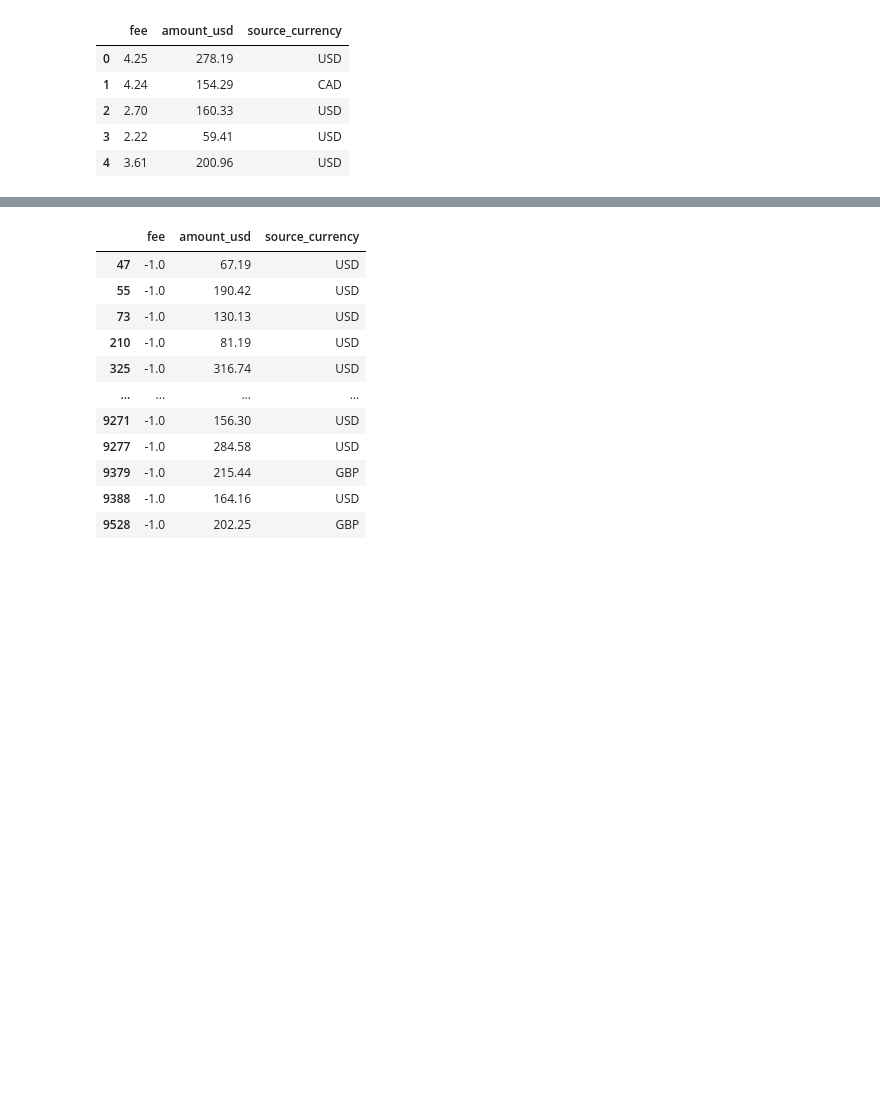
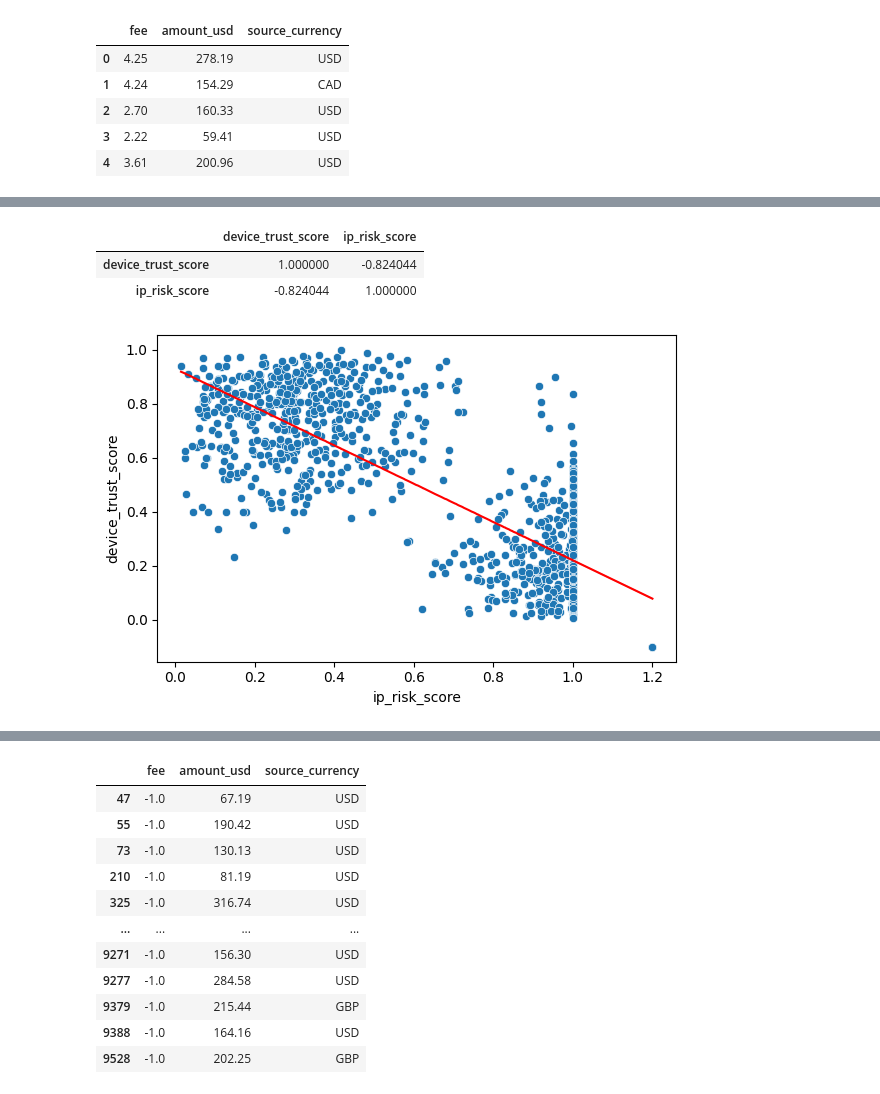
Before and after one commit to sarbol/Financial_Transaction_Fraud_Detection, a Jupyter notebook: notebooks/01_exploratory_data_analysis.ipynb, the cells around one changed output, grey strips where cells are left out. Drawn from its saved outputs; the diff is of its cells as text; code cells hidden in the pictures; blank space fills up the shorter version.

```diff
--- a/notebooks/01_exploratory_data_analysis.ipynb
+++ b/notebooks/01_exploratory_data_analysis.ipynb
@@ -496,0 +1124,3 @@ Name: fee, dtype: float64
+# %%
+first_dts = df.loc[(df.datetime.notnull()) & (df.device_trust_score.notnull()), ["datetime", "customer_id", "device_trust_score", "ip_risk_score"]].sort_values(by = ["datetime"], ascending = [True]).reset_index(drop = True)
+first_dts.head()
@@ -496,0 +1134,2 @@ Name: fee, dtype: float64
+# %%
+first_dts = first_dts.drop_duplicates(subset= ["customer_id"], keep = "first")
@@ -496,0 +1145,21 @@ Name: fee, dtype: float64
+# %%
+first_dts.loc[:, ["device_trust_score", "ip_risk_score"]].corr()
+# %% [output]
+|  | device_trust_score | ip_risk_score |
+| device_trust_score | 1.000000 | -0.824044 |
+| ip_risk_score | -0.824044 | 1.000000 |
+# %%
+reg = linregress(first_dts.ip_risk_score.values, first_dts.device_trust_score)
+# %%
+dts_hat = list(map(lambda x: round(x * reg.slope + reg.intercept, 3), first_dts.ip_risk_score.tolist()))
+# %%
+fig, ax = plt.subplots(figsize = (6, 4))
+
+
+sns.scatterplot(x = first_dts.ip_risk_score, y = first_dts.device_trust_score, ax = ax)
+sns.lineplot(x = first_dts.ip_risk_score, y = dts_hat, color = 'red', ax = ax)
+
+plt.tight_layout()
+plt.show()
+# %% [output]
+[figure, added]
```
Also changed, not shown: parts of 176 cells of this notebook, 1 other file.
